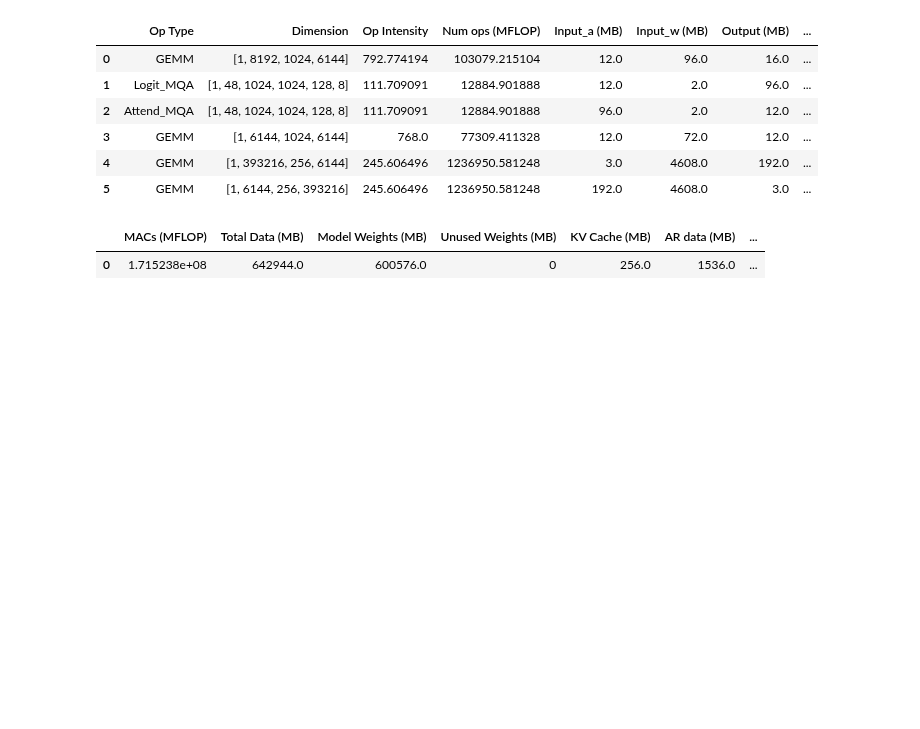
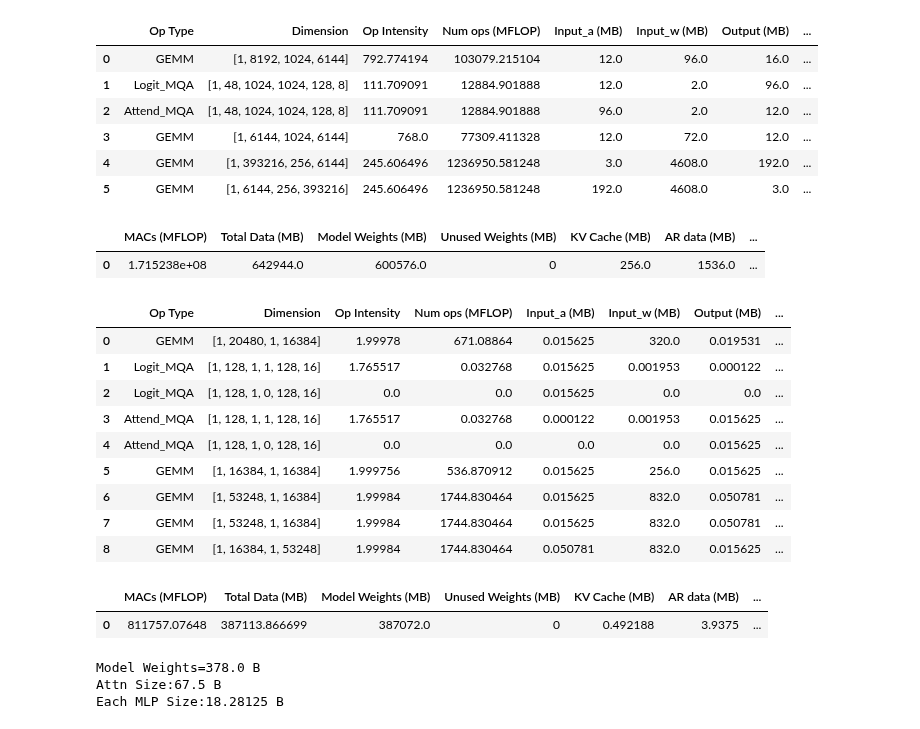
Before and after one commit to abhibambhaniya/GenZ-LLM-Analyzer, a Jupyter notebook: notebook/grok1_moe_model_test.ipynb, the cells around one changed output. Drawn from its saved outputs; the diff is of its cells as text; code cells hidden in the pictures; blank space fills up the shorter version.

```diff
--- a/notebook/grok1_moe_model_test.ipynb
+++ b/notebook/grok1_moe_model_test.ipynb
@@ -65,3 +50,29 @@ grok-1
 | 5 | GEMM | [1, 6144, 256, 393216] | 245.606496 | 1236950.581248 | 192.0 | 4608.0 | 3.0 | ... |
 |  | MACs (MFLOP) | Total Data (MB) | Model Weights (MB) | Unused Weights (MB) | KV Cache (MB) | AR data (MB) | ... |
 | 0 | 1.715238e+08 | 642944.0 | 600576.0 | 0 | 256.0 | 1536.0 | ... |
+# %%
+for model in ['llama_405b']:
+    model_df, summary_table = decode_moddeling(model = 'llama_405b', batch_size = 1, Bb = 1 , bits='int8',
+                                input_tokens = 1, output_tokens = 0, model_profilling=True,
+                                tensor_parallel = 1, pipeline_parallel = 1, debug=True)
+    display(model_df)
+    display(summary_table)
+    print(f'Model Weights={summary_table['Model Weights (MB)'][0]/1024} B')
+    print(f'Attn Size:{(model_df.loc[0,'Input_w (MB)'] + model_df.loc[5,'Input_w (MB)'])*120/1024} B')
+    print(f'Each MLP Size:{sum(model_df.loc[6:,'Input_w (MB)'])*120/1024/16} B')
+# %% [output]
+|  | Op Type | Dimension | Op Intensity | Num ops (MFLOP) | Input_a (MB) | Input_w (MB) | Output (MB) | ... |
+| 0 | GEMM | [1, 20480, 1, 16384] | 1.99978 | 671.08864 | 0.015625 | 320.0 | 0.019531 | ... |
+| 1 | Logit_MQA | [1, 128, 1, 1, 128, 16] | 1.765517 | 0.032768 | 0.015625 | 0.001953 | 0.000122 | ... |
+| 2 | Logit_MQA | [1, 128, 1, 0, 128, 16] | 0.0 | 0.0 | 0.015625 | 0.0 | 0.0 | ... |
+| 3 | Attend_MQA | [1, 128, 1, 1, 128, 16] | 1.765517 | 0.032768 | 0.000122 | 0.001953 | 0.015625 | ... |
+| 4 | Attend_MQA | [1, 128, 1, 0, 128, 16] | 0.0 | 0.0 | 0.0 | 0.0 | 0.015625 | ... |
+| 5 | GEMM | [1, 16384, 1, 16384] | 1.999756 | 536.870912 | 0.015625 | 256.0 | 0.015625 | ... |
+| 6 | GEMM | [1, 53248, 1, 16384] | 1.99984 | 1744.830464 | 0.015625 | 832.0 | 0.050781 | ... |
+| 7 | GEMM | [1, 53248, 1, 16384] | 1.99984 | 1744.830464 | 0.015625 | 832.0 | 0.050781 | ... |
+| 8 | GEMM | [1, 16384, 1, 53248] | 1.99984 | 1744.830464 | 0.050781 | 832.0 | 0.015625 | ... |
+|  | MACs (MFLOP) | Total Data (MB) | Model Weights (MB) | Unused Weights (MB) | KV Cache (MB) | AR data (MB) | ... |
+| 0 | 811757.07648 | 387113.866699 | 387072.0 | 0 | 0.492188 | 3.9375 | ... |
+Model Weights=378.0 B
+Attn Size:67.5 B
+Each MLP Size:18.28125 B
```
Also changed, not shown: parts of 2 cells of this notebook, 32 other files.
